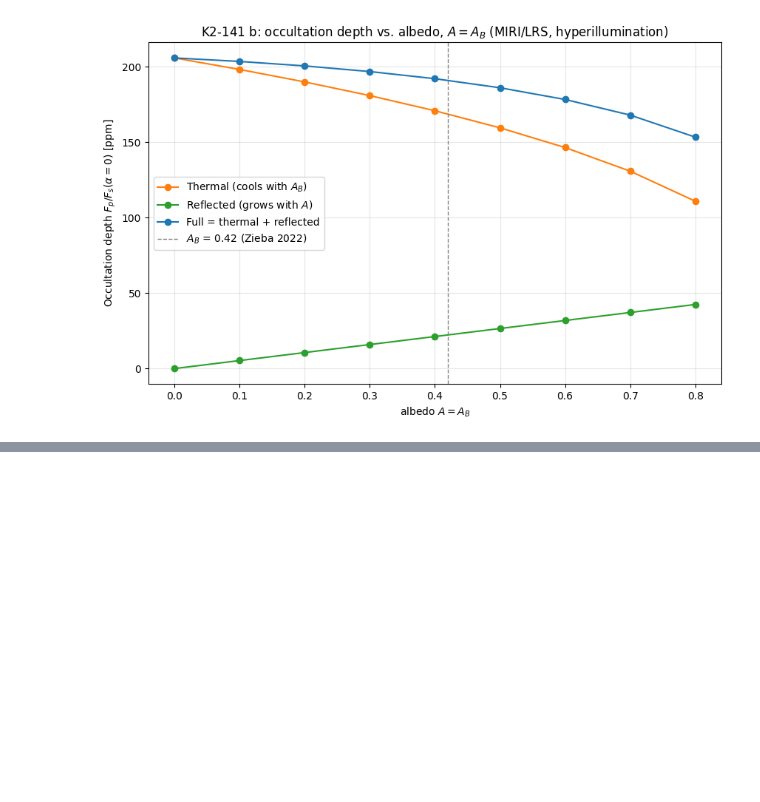
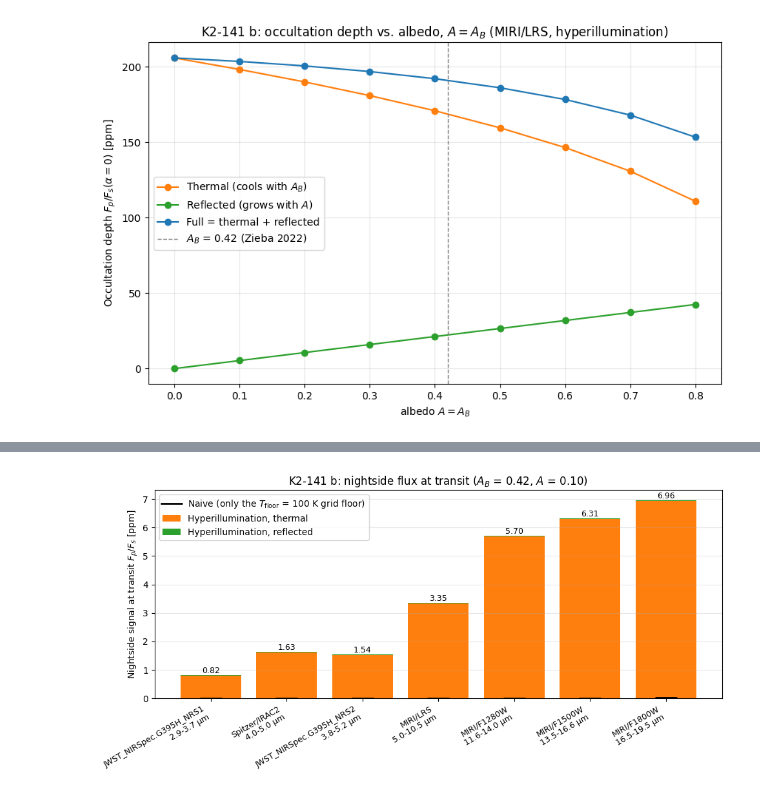
Before and after one commit to JonasSpiller/HyperPhase, a Jupyter notebook: Hyperillumination/test_FullPhaseCurve.ipynb, the cells around one changed output, grey strips where cells are left out. Cells and saved outputs as stored; diff of their text form; code cells hidden in the pictures; blank space fills up the shorter version.

Commit message:
nightside temp instrument comparison

```diff
--- a/Hyperillumination/test_FullPhaseCurve.ipynb
+++ b/Hyperillumination/test_FullPhaseCurve.ipynb
@@ -148,0 +155,38 @@ plt.show()
+# %%
+import pandas as pd
+from joblib import Parallel, delayed
+from HItargets_utils import FILTER_LAMBDA_UM
+
+night_instruments = sorted(FILTER_LAMBDA_UM, key=lambda ins: np.mean(filter_lambda(ins)))   # ordered by band centre
+night_models = ["hyperillum", "naive"]
+
+def nightside_flux(instrument, model):
+    """Planet signal at transit [ppm] (transit dip excluded): (thermal, reflected). A single time point, so SPIDERMAN is evaluated exactly (no phase interpolation)."""
+    kw = dict(t=np.array([0.]), u=u, u_B=u_B, insolation_model=model, include_transit=False)   # t0 = 0 is mid-transit
+    _, therm, _, _ = thermal_PhaseCurve(planet, filter_lambda(instrument), filter_path=filter_loc(instrument), A_B=A_B, spman="normal", **kw)
+    _, refl, _     = reflected_PhaseCurve(planet, A=A, **kw)
+    return 1e6 * therm[0], 1e6 * refl[0]
+
+runs = [(ins, m) for ins in night_instruments for m in night_models]
+res = dict(zip(runs, Parallel(n_jobs=-1, backend="loky")(delayed(nightside_flux)(ins, m) for ins, m in runs)))
+
+night_tab = pd.DataFrame([{"instrument": ins, "band [µm]": "{:.1f}-{:.1f}".format(*(1e6 * filter_lambda(ins))),
+                           "HI thermal [ppm]": res[ins, "hyperillum"][0], "HI reflected [ppm]": res[ins, "hyperillum"][1],
+                           "HI total [ppm]": sum(res[ins, "hyperillum"]), "naive total (T_floor) [ppm]": sum(res[ins, "naive"])}
+                          for ins in night_instruments]).set_index("instrument")
+display(night_tab.round(4))
+
+fig, ax = plt.subplots(figsize=(10, 5))
+x = np.arange(len(night_tab))
+ax.bar(x, night_tab["HI thermal [ppm]"], color="C1", label="Hyperillumination, thermal")
+ax.bar(x, night_tab["HI reflected [ppm]"], bottom=night_tab["HI thermal [ppm]"], color="C2", label="Hyperillumination, reflected")
+ax.plot(x, night_tab["naive total (T_floor) [ppm]"], "k_", ms=25, mew=2, label=r"Naive (only the $T_\mathrm{floor}$ = 100 K grid floor)")
+for xi, v in zip(x, night_tab["HI total [ppm]"]):
+    ax.text(xi, v, f"{v:.2f}", ha="center", va="bottom", fontsize=9)
+ax.set_xticks(x, [f"{ins}\n{b} µm" for ins, b in zip(night_tab.index, night_tab["band [µm]"])], rotation=30, ha="right", fontsize=9)
+ax.set_ylabel(r"Nightside signal at transit $F_p/F_s$ [ppm]")
+ax.set_title(f"{planet.name}: nightside flux at transit ($A_B$ = {A_B:.2f}, $A$ = {A:.2f})")
+ax.legend(loc="upper left"); ax.grid(axis="y", alpha=.3)
+plt.tight_layout()
+plt.show()
+# %% [output]
@@ -148,0 +202 @@ plt.show()
+[figure, added]
```
Also changed, not shown: parts of 4 cells of this notebook.
